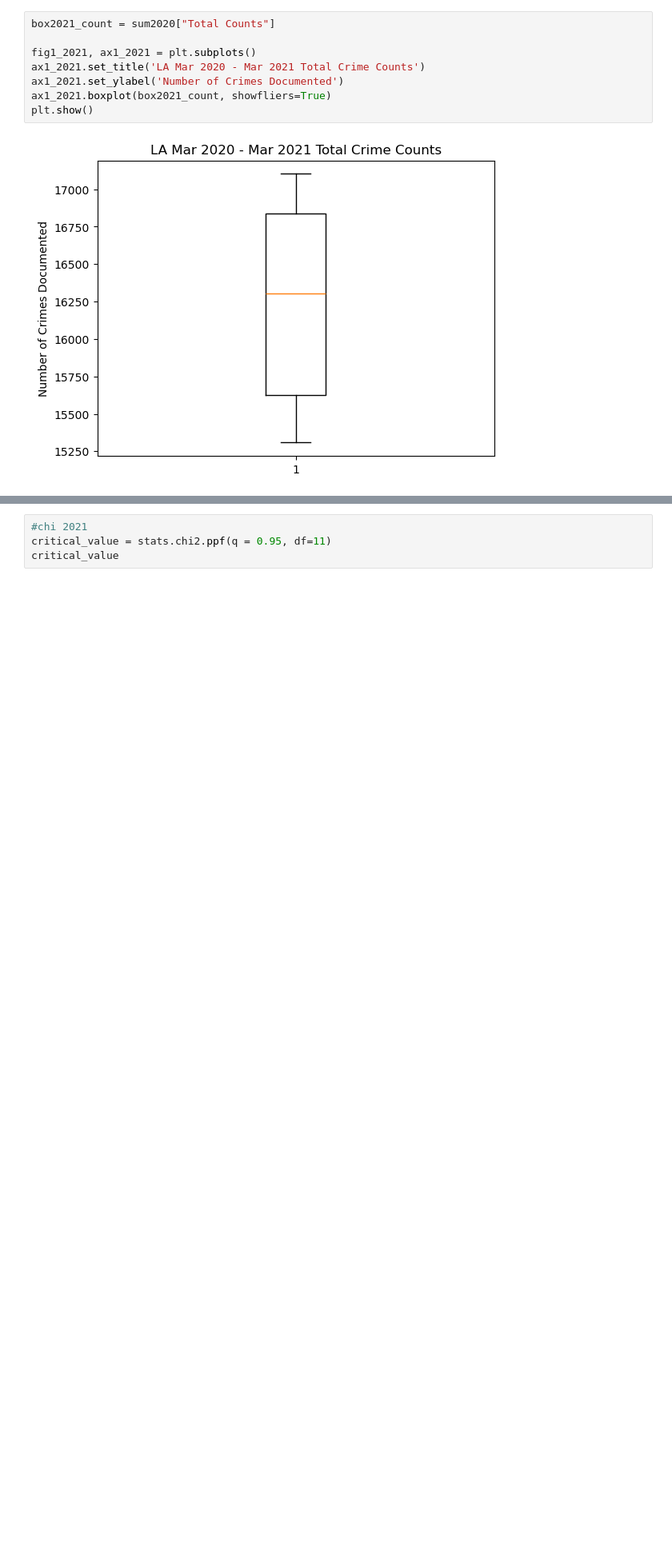
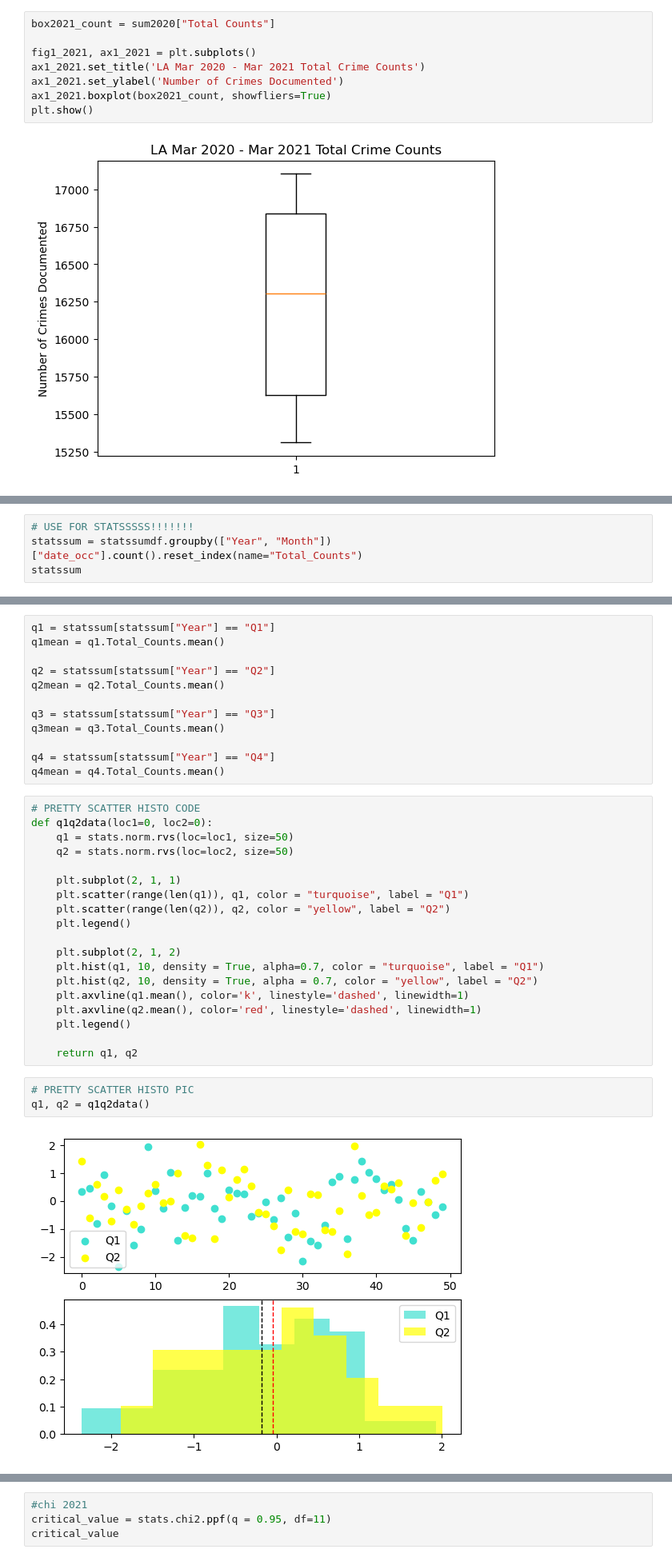
Before and after one commit to wiseorcool/Project-1-Team-4, a Jupyter notebook: 14042024_P1 YS/Project-1-Team-4-Brendan-s-Branch/April 10th Initial Graphs/Working_Refined_ish.ipynb, the cells around one changed output, grey strips where cells are left out. Shown at 80% size. Drawn from its saved outputs; the diff is of its cells as text; blank space fills up the shorter version.

```diff
--- a/14042024_P1 YS/Project-1-Team-4-Brendan-s-Branch/April 10th Initial Graphs/Working_Refined_ish.ipynb
+++ b/14042024_P1 YS/Project-1-Team-4-Brendan-s-Branch/April 10th Initial Graphs/Working_Refined_ish.ipynb
@@ -1189,0 +1268,4 @@ Values above 18662.625 could be outliers.
+# %%
+# USE FOR STATSSSSS!!!!!!!
+statssum = statssumdf.groupby(["Year", "Month"])["date_occ"].count().reset_index(name="Total_Counts")
+statssum
@@ -1189,0 +1290,36 @@ Values above 18662.625 could be outliers.
+# %%
+q1 = statssum[statssum["Year"] == "Q1"]
+q1mean = q1.Total_Counts.mean()
+
+q2 = statssum[statssum["Year"] == "Q2"]
+q2mean = q2.Total_Counts.mean()
+
+q3 = statssum[statssum["Year"] == "Q3"]
+q3mean = q3.Total_Counts.mean()
+
+q4 = statssum[statssum["Year"] == "Q4"]
+q4mean = q4.Total_Counts.mean()
+# %%
+# PRETTY SCATTER HISTO CODE
+def q1q2data(loc1=0, loc2=0):
+    q1 = stats.norm.rvs(loc=loc1, size=50)
+    q2 = stats.norm.rvs(loc=loc2, size=50)
+
+    plt.subplot(2, 1, 1)
+    plt.scatter(range(len(q1)), q1, color = "turquoise", label = "Q1")
+    plt.scatter(range(len(q2)), q2, color = "yellow", label = "Q2")
+    plt.legend()
+
+    plt.subplot(2, 1, 2)
+    plt.hist(q1, 10, density = True, alpha=0.7, color = "turquoise", label = "Q1")
+    plt.hist(q2, 10, density = True, alpha = 0.7, color = "yellow", label = "Q2")
+    plt.axvline(q1.mean(), color='k', linestyle='dashed', linewidth=1)
+    plt.axvline(q2.mean(), color='red', linestyle='dashed', linewidth=1)
+    plt.legend()
+
+    return q1, q2
+# %%
+# PRETTY SCATTER HISTO PIC
+q1, q2 = q1q2data()
+# %% [output]
+[figure, added]
```
Also changed, not shown: parts of 54 cells of this notebook, 20 other files.
